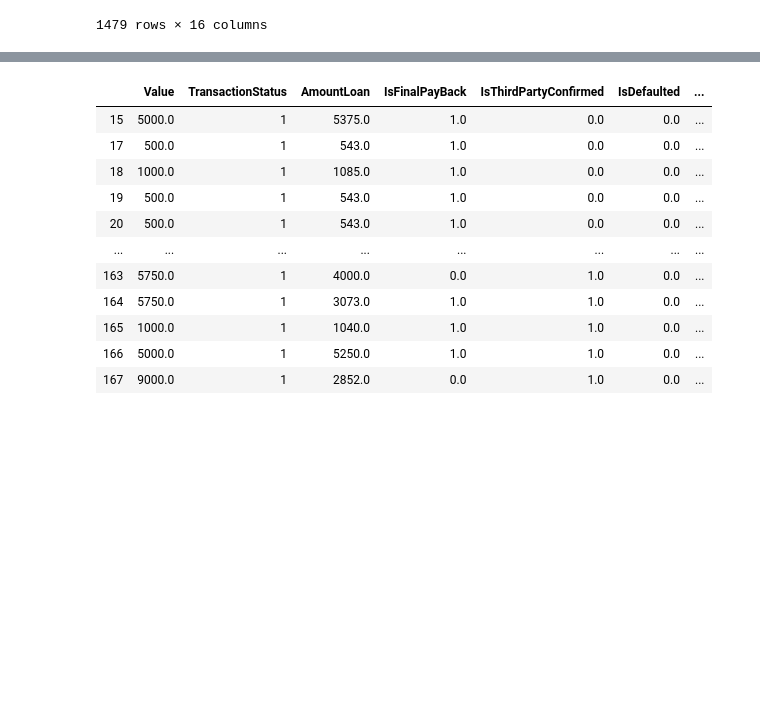
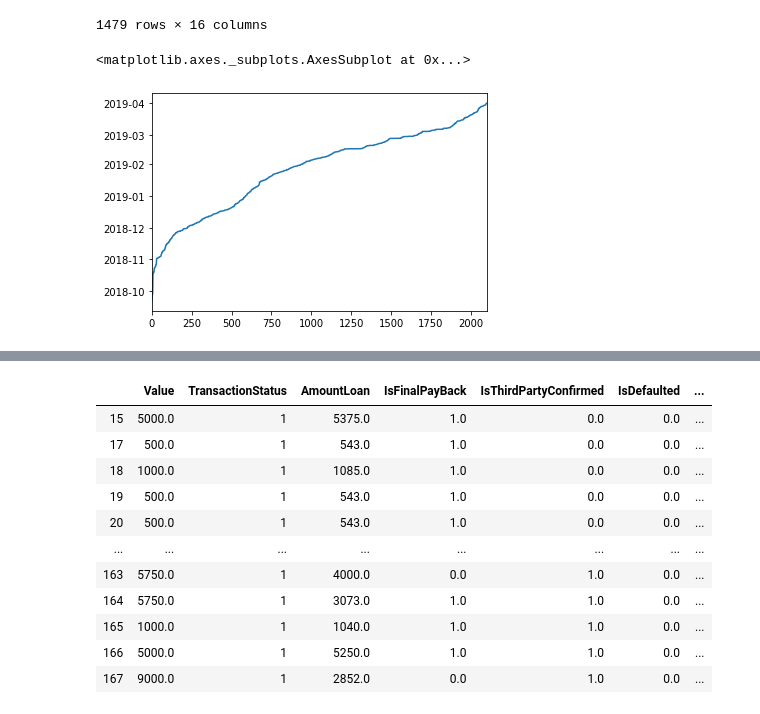
Before and after one commit to H-u-g-o/Credit-Score, a Jupyter notebook: Credit Score.ipynb, the cells around one changed output, grey strips where cells are left out. Cells and saved outputs as stored; diff of their text form; code cells hidden in the pictures; blank space fills up the shorter version.

```diff
--- a/Credit Score.ipynb
+++ b/Credit Score.ipynb
@@ -237,3 +270,9 @@ train_df_removed
 | 2098 | 1500.0 | SubscriptionId_7 | ProductId_8 | data_bundles | 1 | 3/31/2019 9:37 | 1733.0 | ... |
 | 2099 | 1000.0 | SubscriptionId_7 | ProductId_3 | airtime | 1 | 3/31/2019 12:16 | 1090.0 | ... |
 1479 rows × 16 columns
+# %%
+train_df['TransactionStartTime'] =  pd.to_datetime(train_df['TransactionStartTime'])
+train_df['TransactionStartTime'].plot()
+# %% [output]
+<matplotlib.axes._subplots.AxesSubplot at 0x...>
+[figure, added]
```
Also changed, not shown: parts of 9 cells of this notebook.
